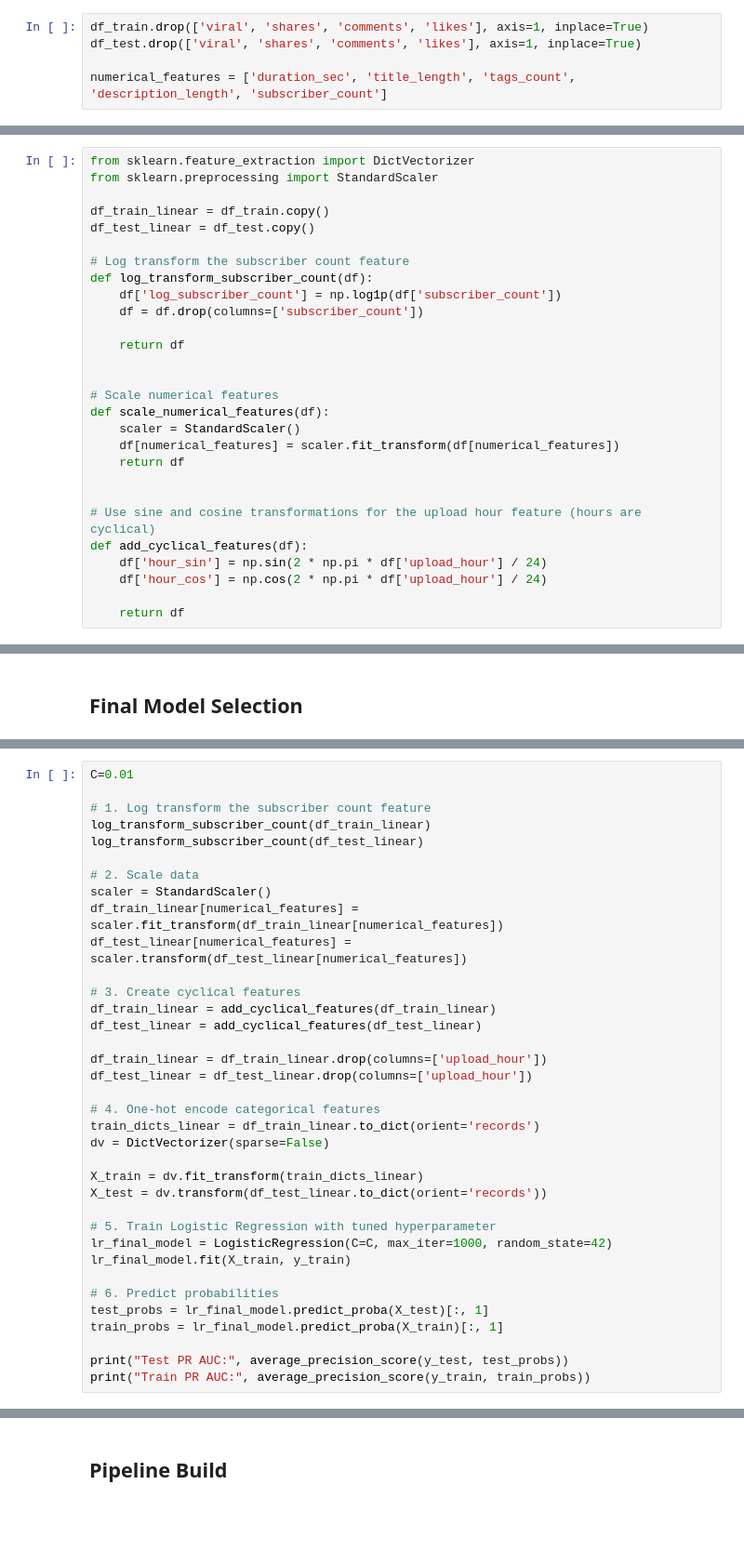
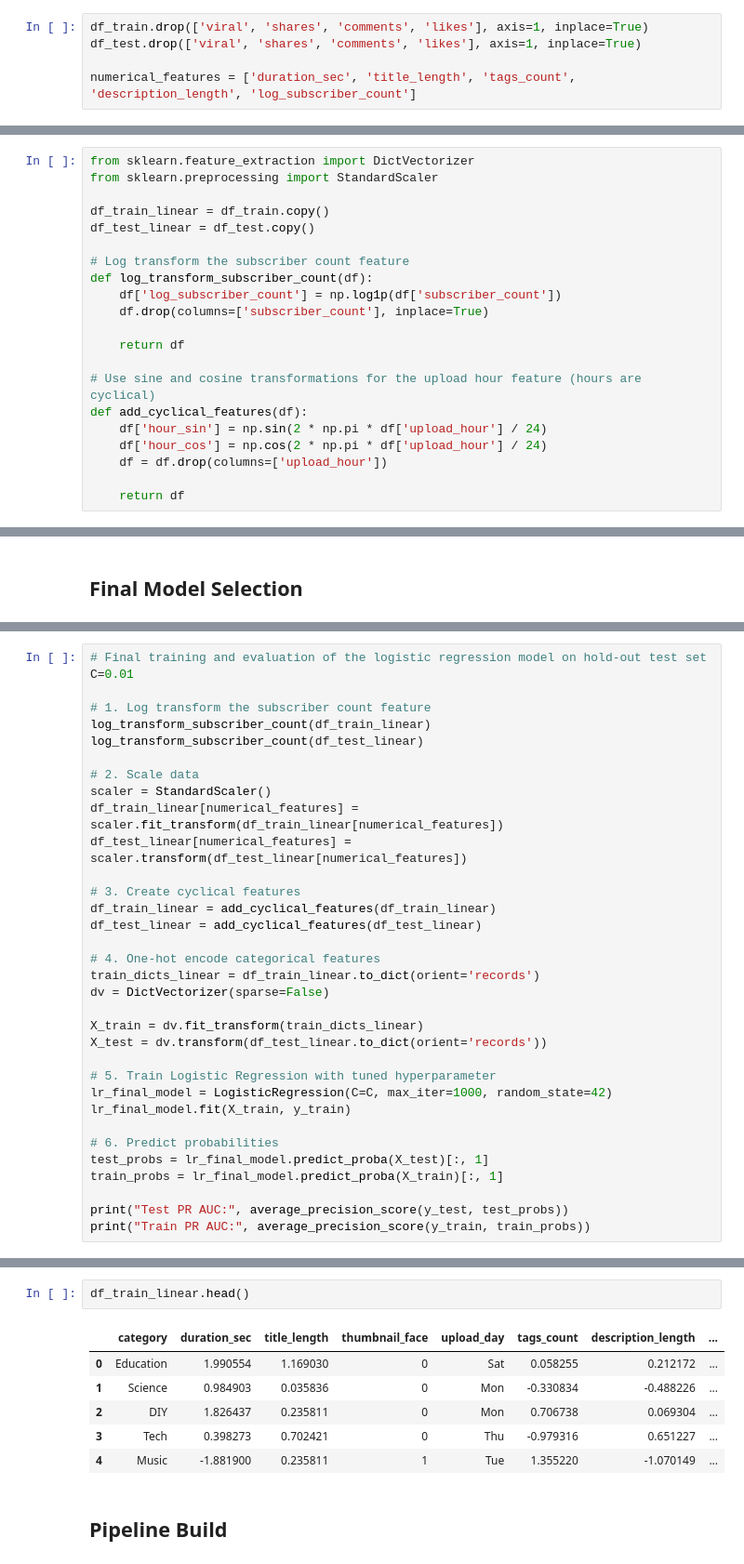
Before and after one commit to herblum/youtube-ml-project, a Jupyter notebook: notebook_log_reg_exp.ipynb, the cells around one changed output, grey strips where cells are left out. Shown at 93% size. Cells and saved outputs as stored; diff of their text form; blank space fills up the shorter version.

Commit message:
Made pipeline of final model and created train_log.py

```diff
--- a/notebook_log_reg_exp.ipynb
+++ b/notebook_log_reg_exp.ipynb
@@ -329,7 +329,7 @@ Dropping the target variable as well as shares, comments and likes features as d
 df_train.drop(['viral', 'shares', 'comments', 'likes'], axis=1, inplace=True)
 df_test.drop(['viral', 'shares', 'comments', 'likes'], axis=1, inplace=True)
 
-numerical_features = ['duration_sec', 'title_length', 'tags_count', 'description_length', 'subscriber_count']
+numerical_features = ['duration_sec', 'title_length', 'tags_count', 'description_length', 'log_subscriber_count']
 # %% [markdown]
 ### Linear-model Preprocessing and Feature Engineering
 # %%
@@ -342,22 +342,15 @@ df_test_linear = df_test.copy()
 # Log transform the subscriber count feature
 def log_transform_subscriber_count(df):
     df['log_subscriber_count'] = np.log1p(df['subscriber_count'])
-    df = df.drop(columns=['subscriber_count'])
+    df.drop(columns=['subscriber_count'], inplace=True)
 
     return df
-
-
-# Scale numerical features
-def scale_numerical_features(df):
-    scaler = StandardScaler()
-    df[numerical_features] = scaler.fit_transform(df[numerical_features])
-    return df
-
 
 # Use sine and cosine transformations for the upload hour feature (hours are cyclical)
 def add_cyclical_features(df):
     df['hour_sin'] = np.sin(2 * np.pi * df['upload_hour'] / 24)
     df['hour_cos'] = np.cos(2 * np.pi * df['upload_hour'] / 24)
+    df = df.drop(columns=['upload_hour'])
 
     return df
 # %% [markdown]
@@ -1032,6 +1022,7 @@ Decision Tree: 0.7162,
 Random Forest: 0.7218,
 XGBoost: 0.7384
 # %%
+# Final training and evaluation of the logistic regression model on hold-out test set
 C=0.01
 
 # 1. Log transform the subscriber count feature
@@ -1046,9 +1037,6 @@ df_test_linear[numerical_features] = scaler.transform(df_test_linear[numerical_f
 # 3. Create cyclical features
 df_train_linear = add_cyclical_features(df_train_linear)
 df_test_linear = add_cyclical_features(df_test_linear)
-
-df_train_linear = df_train_linear.drop(columns=['upload_hour'])
-df_test_linear = df_test_linear.drop(columns=['upload_hour'])
 
 # 4. One-hot encode categorical features
 train_dicts_linear = df_train_linear.to_dict(orient='records')
@@ -1072,3 +1061,12 @@ KeyError: 'upload_hour'
+# %%
+df_train_linear.head()
+# %% [output]
+|  | category | duration_sec | title_length | thumbnail_face | upload_day | tags_count | description_length | ... |
+| 0 | Education | 1.990554 | 1.169030 | 0 | Sat | 0.058255 | 0.212172 | ... |
+| 1 | Science | 0.984903 | 0.035836 | 0 | Mon | -0.330834 | -0.488226 | ... |
+| 2 | DIY | 1.826437 | 0.235811 | 0 | Mon | 0.706738 | 0.069304 | ... |
+| 3 | Tech | 0.398273 | 0.702421 | 0 | Thu | -0.979316 | 0.651227 | ... |
+| 4 | Music | -1.881900 | 0.235811 | 1 | Tue | 1.355220 | -1.070149 | ... |
 # %% [markdown]
 ## Pipeline Build
 # %%
```
Also changed, not shown: parts of 9 cells of this notebook, 2 other files.
